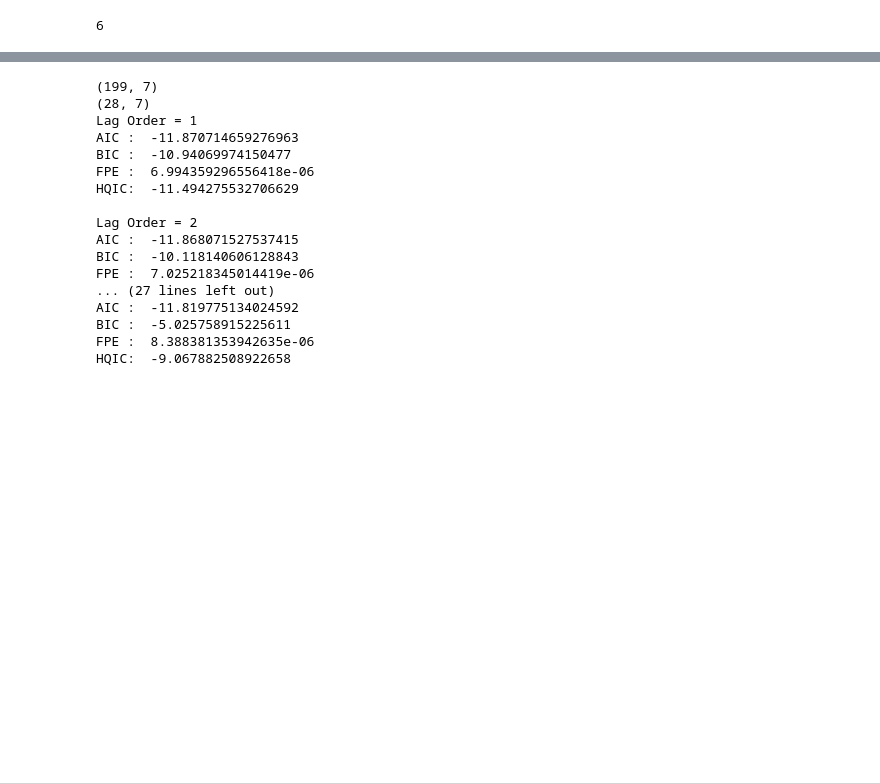
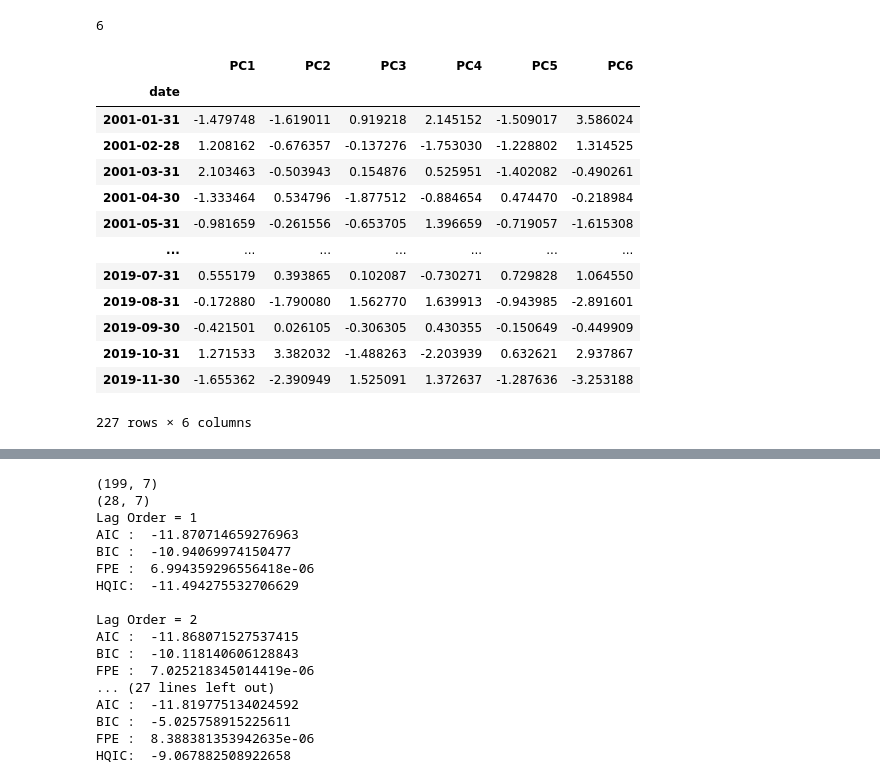
Before and after one commit to LyuLingfeng95/PhDProject1, a Jupyter notebook: Project1.ipynb, the cells around one changed output, grey strips where cells are left out. Cells and saved outputs as stored; diff of their text form; code cells hidden in the pictures; blank space fills up the shorter version.

```diff
--- a/Project1.ipynb
+++ b/Project1.ipynb
@@ -677,2 +682,19 @@ pcadf = pd.DataFrame(X_pca_d, columns=PCnames)
 # %% [output]
 6
+# %%
+pcadf_indexed
+# %% [output]
+|  | PC1 | PC2 | PC3 | PC4 | PC5 | PC6 |
+| date |  |  |  |  |  |  |
+| 2001-01-31 | -1.479748 | -1.619011 | 0.919218 | 2.145152 | -1.509017 | 3.586024 |
+| 2001-02-28 | 1.208162 | -0.676357 | -0.137276 | -1.753030 | -1.228802 | 1.314525 |
+| 2001-03-31 | 2.103463 | -0.503943 | 0.154876 | 0.525951 | -1.402082 | -0.490261 |
+| 2001-04-30 | -1.333464 | 0.534796 | -1.877512 | -0.884654 | 0.474470 | -0.218984 |
+| 2001-05-31 | -0.981659 | -0.261556 | -0.653705 | 1.396659 | -0.719057 | -1.615308 |
+| ... | ... | ... | ... | ... | ... | ... |
+| 2019-07-31 | 0.555179 | 0.393865 | 0.102087 | -0.730271 | 0.729828 | 1.064550 |
+| 2019-08-31 | -0.172880 | -1.790080 | 1.562770 | 1.639913 | -0.943985 | -2.891601 |
+| 2019-09-30 | -0.421501 | 0.026105 | -0.306305 | 0.430355 | -0.150649 | -0.449909 |
+| 2019-10-31 | 1.271533 | 3.382032 | -1.488263 | -2.203939 | 0.632621 | 2.937867 |
+| 2019-11-30 | -1.655362 | -2.390949 | 1.525091 | 1.372637 | -1.287636 | -3.253188 |
+227 rows × 6 columns
```
Also changed, not shown: parts of 11 cells of this notebook, 1 other file.
